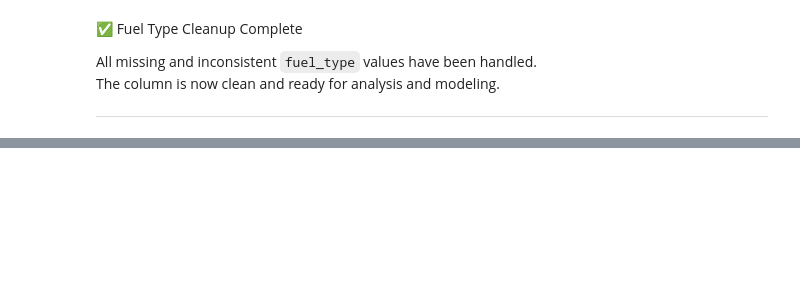
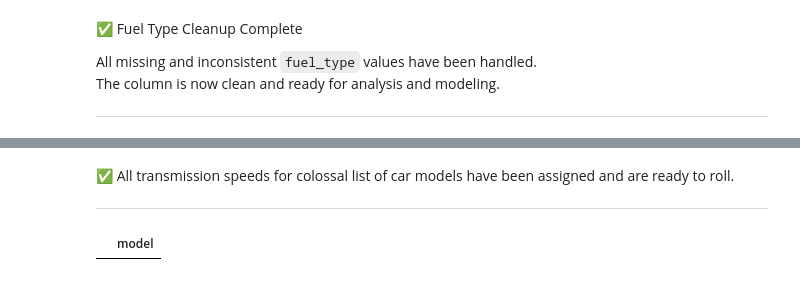
Before and after one commit to DigimonFrankie/Projects, a Jupyter notebook: Used Car Price Prediction: Predictive Modeling with Real-World Data/EDA & Preprocessing.ipynb, the cells around one changed output, grey strips where cells are left out. Cells and saved outputs as stored; diff of their text form; code cells hidden in the pictures; blank space fills up the shorter version.

```diff
--- a/Used Car Price Prediction: Predictive Modeling with Real-World Data/EDA & Preprocessing.ipynb
+++ b/Used Car Price Prediction: Predictive Modeling with Real-World Data/EDA & Preprocessing.ipynb
@@ -416,0 +655,20 @@ The column is now clean and ready for analysis and modeling.
+# %%
+## Impute transmission_speeds
+def impute_transmission_speeds(row):
+    """
+    Impute the transmission speeds based on the brand and model.
+
+    Args:
+        row (pd.Series): A row of the DataFrame.
+
+    Returns:
+        int or None: The imputed transmission speeds.
+    """
+    if pd.isna(row['transmission_speeds']):
+        key = (row['brand'], row['model'])
+        return transmission_speeds_map.get(key, row['transmission_speeds'])
+    else:
+        return row['transmission_speeds']
+
+# Apply the imputation function
+df_update['transmission_speeds'] = df_update.apply(impute_transmission_speeds, axis=1)
@@ -416,0 +708,20 @@ The column is now clean and ready for analysis and modeling.
+# %%
+## Impute transmission speeds
+def assign_transmission_speeds(row):
+    """
+    Assigns the transmission speeds based on the brand and model.
+
+    Args:
+        row (pd.Series): A row of the DataFrame.
+
+    Returns:
+        int or None: The assigned transmission speeds.
+    """
+    if pd.isna(row['transmission_speeds']):
+        key = (row['brand'], row['model'])
+        return transmission_speeds_map.get(key, row['transmission_speeds'])
+    else:
+        return row['transmission_speeds']
+
+# Apply the mapping to the DataFrame
+df_update['transmission_speeds'] = df_update.apply(assign_transmission_speeds, axis=1)
@@ -416,0 +742,11 @@ The column is now clean and ready for analysis and modeling.
+# %% [markdown]
+✅ All transmission speeds for colossal list of car models have been assigned and are ready to roll.
+
+
+---
+# %%
+mask = ((df_update['model'] == '430 430i'))
+
+df_update.loc[mask,['model']]
+# %% [output]
+|  | model |
```
Also changed, not shown: parts of 37 cells of this notebook, 3 other files.
